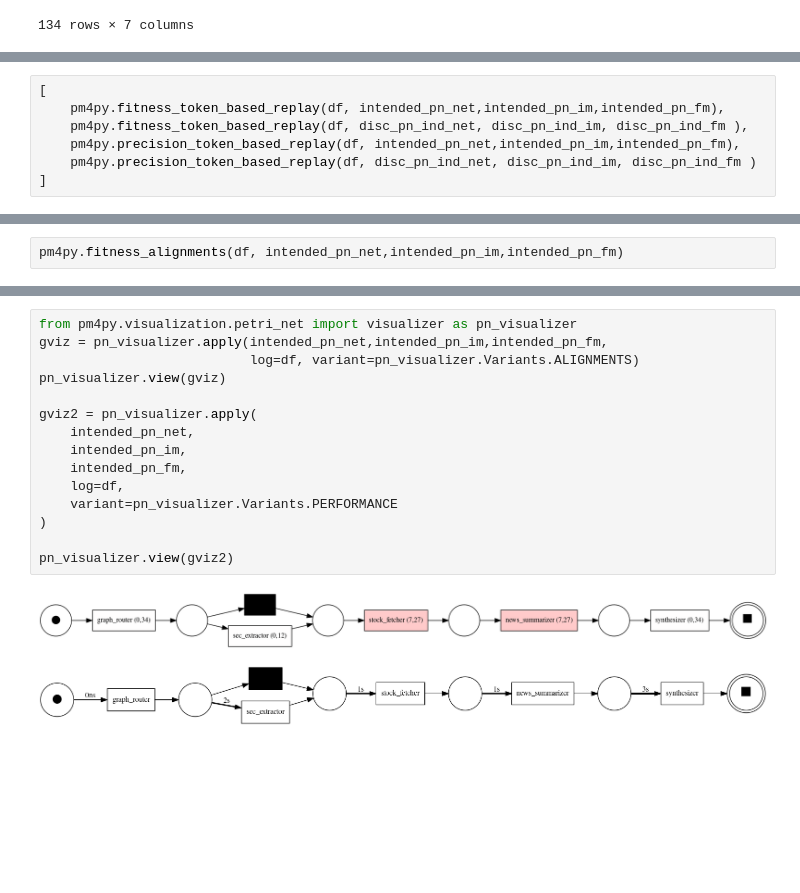
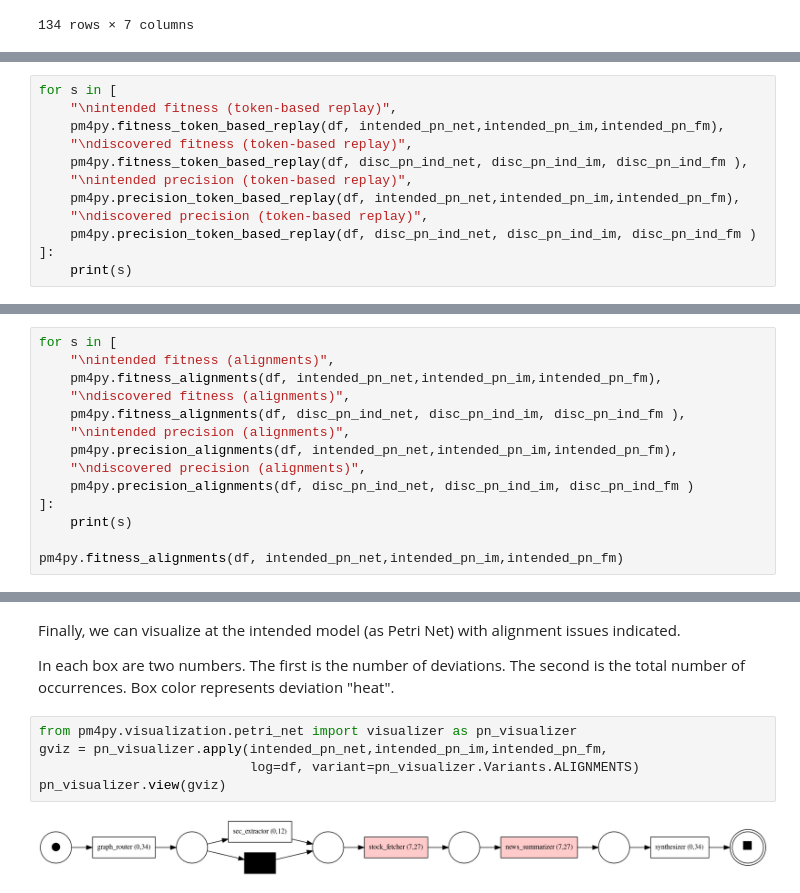
Before and after one commit to mhavey/pm-for-agents, a Jupyter notebook: notebooks/PMAnalysis-MarketIntel.ipynb, the cells around one changed output, grey strips where cells are left out. Saved outputs shown, nothing was run; the diff lists cells and outputs as text; blank space fills up the shorter version.

```diff
--- a/notebooks/PMAnalysis-MarketIntel.ipynb
+++ b/notebooks/PMAnalysis-MarketIntel.ipynb
@@ -154,8 +249,13 @@ Both models are 100 precise, meaning they do not allow traces that are not in th
 # %%
-[
+for s in [
+    "\nintended fitness (token-based replay)",
     pm4py.fitness_token_based_replay(df, intended_pn_net,intended_pn_im,intended_pn_fm),
+    "\ndiscovered fitness (token-based replay)",
     pm4py.fitness_token_based_replay(df, disc_pn_ind_net, disc_pn_ind_im, disc_pn_ind_fm ),
+    "\nintended precision (token-based replay)",
     pm4py.precision_token_based_replay(df, intended_pn_net,intended_pn_im,intended_pn_fm),
+    "\ndiscovered precision (token-based replay)",
     pm4py.precision_token_based_replay(df, disc_pn_ind_net, disc_pn_ind_im, disc_pn_ind_fm )
-]
+]:
+    print(s)
 # %% [output]
@@ -205,3 +316,15 @@ Also play with alignments.
 # %%
+for s in [
+    "\nintended fitness (alignments)",
+    pm4py.fitness_alignments(df, intended_pn_net,intended_pn_im,intended_pn_fm),
+    "\ndiscovered fitness (alignments)",
+    pm4py.fitness_alignments(df, disc_pn_ind_net, disc_pn_ind_im, disc_pn_ind_fm ),
+    "\nintended precision (alignments)",
+    pm4py.precision_alignments(df, intended_pn_net,intended_pn_im,intended_pn_fm),
+    "\ndiscovered precision (alignments)",
+    pm4py.precision_alignments(df, disc_pn_ind_net, disc_pn_ind_im, disc_pn_ind_fm )
+]:
+    print(s)
+
 pm4py.fitness_alignments(df, intended_pn_net,intended_pn_im,intended_pn_fm)
 # %% [output]
@@ -227,21 +366,14 @@ for idx, alignment in enumerate(alignments):
+# %% [markdown]
+Finally, we can visualize at the intended model (as Petri Net) with alignment issues indicated.
+
+In each box are two numbers. The first is the number of deviations. The second is the total number of occurrences. Box color represents deviation "heat".
 # %%
 from pm4py.visualization.petri_net import visualizer as pn_visualizer
 gviz = pn_visualizer.apply(intended_pn_net,intended_pn_im,intended_pn_fm,
                            log=df, variant=pn_visualizer.Variants.ALIGNMENTS)
 pn_visualizer.view(gviz)
-
-gviz2 = pn_visualizer.apply(
-    intended_pn_net,
-    intended_pn_im,
-    intended_pn_fm,
-    log=df,
-    variant=pn_visualizer.Variants.PERFORMANCE
-)
-
-pn_visualizer.view(gviz2)
 # %% [output]
-[figure, old version]
+[figure, new version]
-[figure, removed]
 # %% [markdown]
 ## Findings and Recommendations
 Our agent is implemented as a graph, so the path it follows during execution is bound by that graph model. When we represent that graph as a process model, we find that it scores high on fitness and precision.
```
Also changed, not shown: parts of 34 cells of this notebook, 1 other file.
